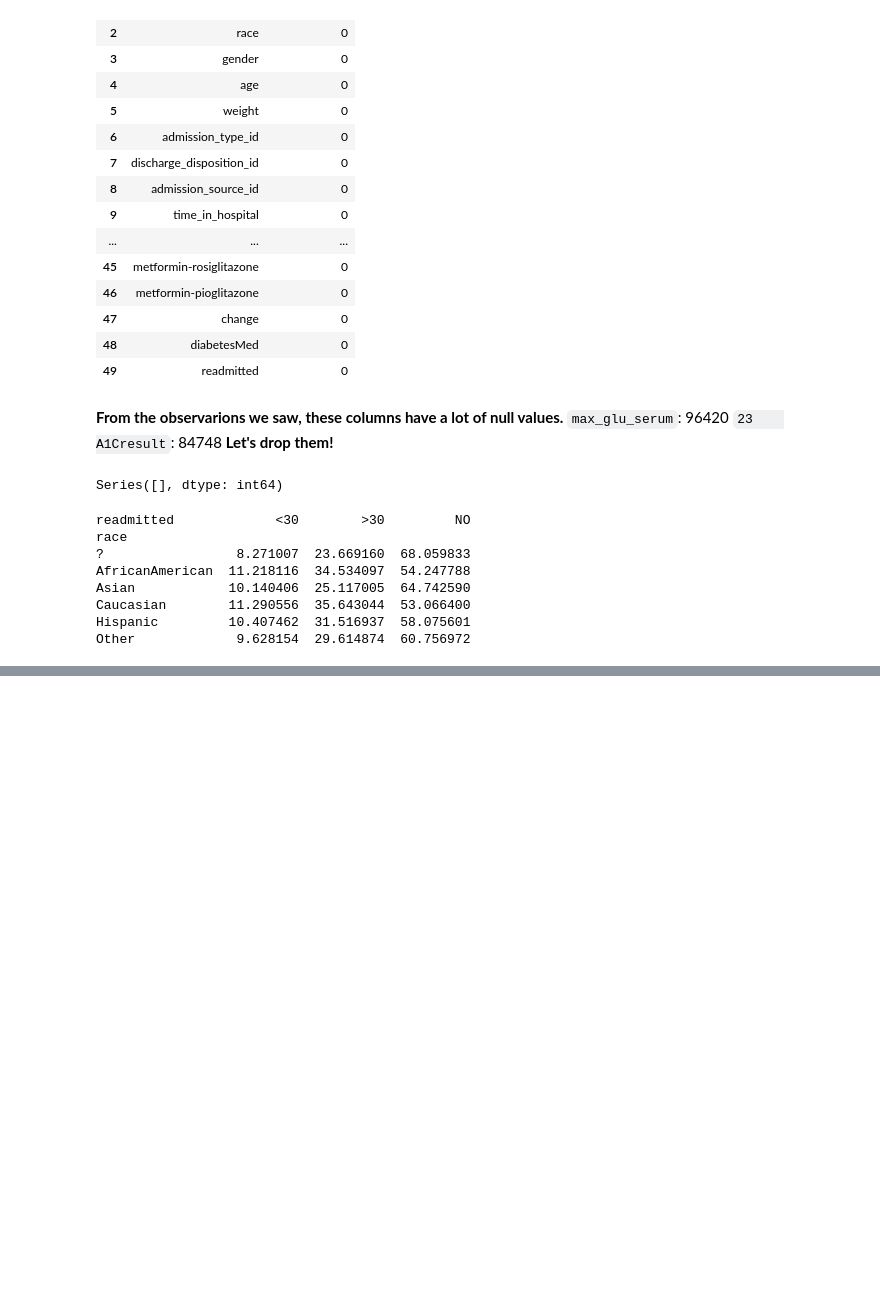
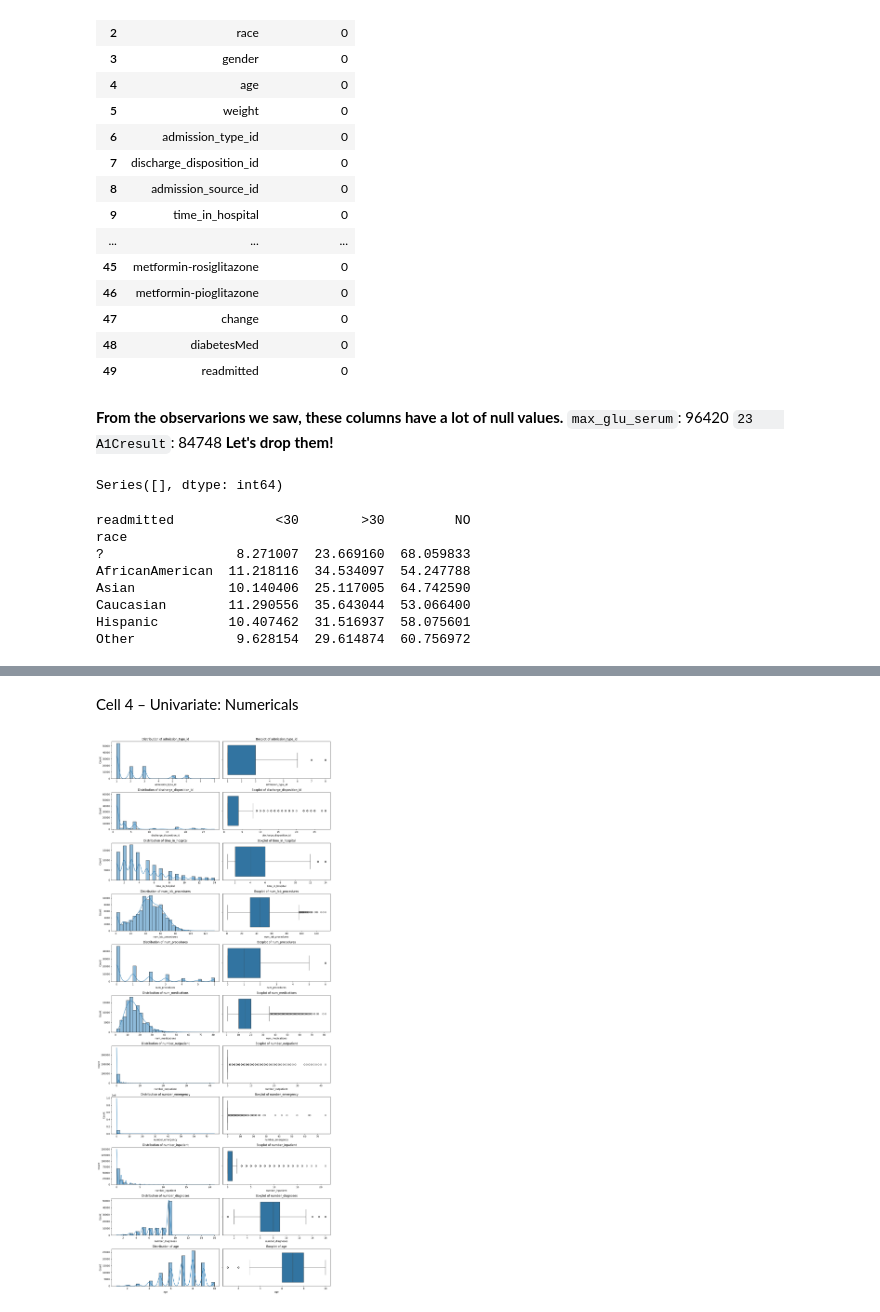
Before and after one commit to gihozo-Ds/ReAdmitAi, a Jupyter notebook: notebooks/Untitled-1.ipynb, the cells around one changed output, grey strips where cells are left out. Drawn from its saved outputs; the diff is of its cells as text; code cells hidden in the pictures; blank space fills up the shorter version.

```diff
--- a/notebooks/Untitled-1.ipynb
+++ b/notebooks/Untitled-1.ipynb
@@ -107,0 +225,9 @@ print(df[num_cols].corr()["time_in_hospital"].sort_values(ascending=False))
+# %%
+# First, convert all values in diag_1 to string to safely use .startswith()
+df_clean['diag_1'] = df_clean['diag_1'].astype(str)
+
+# Then, flag those that start with '250' as 'Yes', else 'No'
+df_clean['diag_1'] = df_clean['diag_1'].apply(lambda val: 'Yes' if val.startswith('250') else 'No')
+
+# Finally, drop diag_2 and diag_3
+df_clean.drop(['diag_2', 'diag_3'], axis=1, inplace=True)
@@ -107,0 +256,2 @@ print(df[num_cols].corr()["time_in_hospital"].sort_values(ascending=False))
+# %%
+df_clean = df_clean.drop_duplicates()
@@ -107,0 +297,37 @@ print(df[num_cols].corr()["time_in_hospital"].sort_values(ascending=False))
+# %%
+# Cell 2: map age intervals to 1–10
+age_mapping = {
+    '[0-10)': 1, '[10-20)': 2, '[20-30)': 3, '[30-40)': 4,
+    '[40-50)': 5, '[50-60)': 6, '[60-70)': 7, '[70-80)': 8,
+    '[80-90)': 9, '[90-100)': 10
+}
+#df_clean.loc[:, 'age_code'] = df_clean['age'].map(age_mapping)
+
+
+
+df_clean.drop(['age'], axis=1, inplace=True)
+# %%
+df_clean.rename(columns={'age_code': 'age'}, inplace=True)
+# %% [markdown]
+Cell 4 – Univariate: Numericals
+# %%
+# Cell 4: histograms and boxplots for numerical features
+
+# Get list of numeric columns
+num_cols = df_clean.select_dtypes(include=['int64', 'float64']).columns.tolist()
+
+# Visualize each with histogram and boxplot
+plt.figure(figsize=(14, len(num_cols)*3))
+for i, col in enumerate(num_cols, 1):
+    plt.subplot(len(num_cols), 2, 2*i-1)
+    sns.histplot(df_clean[col], kde=True, bins=30)
+    plt.title(f'Distribution of {col}')
+
+    plt.subplot(len(num_cols), 2, 2*i)
+    sns.boxplot(x=df_clean[col])
+    plt.title(f'Boxplot of {col}')
+
+plt.tight_layout()
+plt.show()
+# %% [output]
+[figure, added]
```
Also changed, not shown: parts of 32 cells of this notebook.
